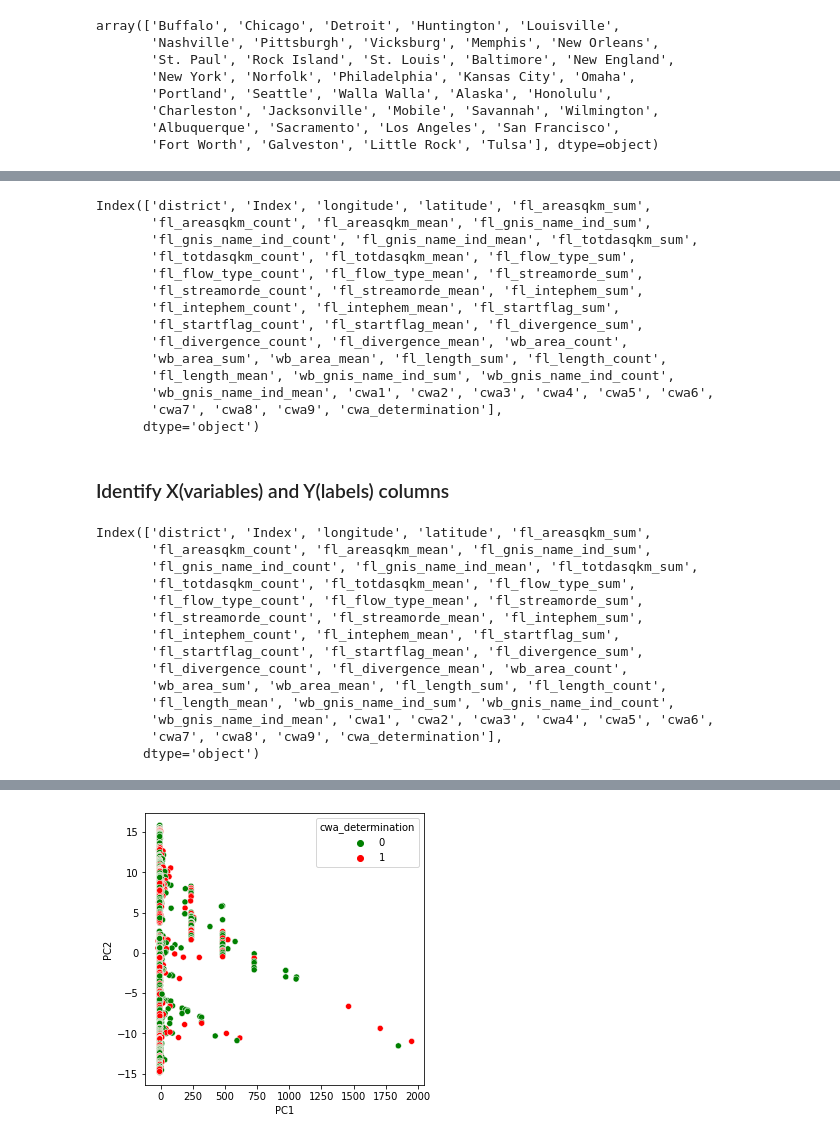
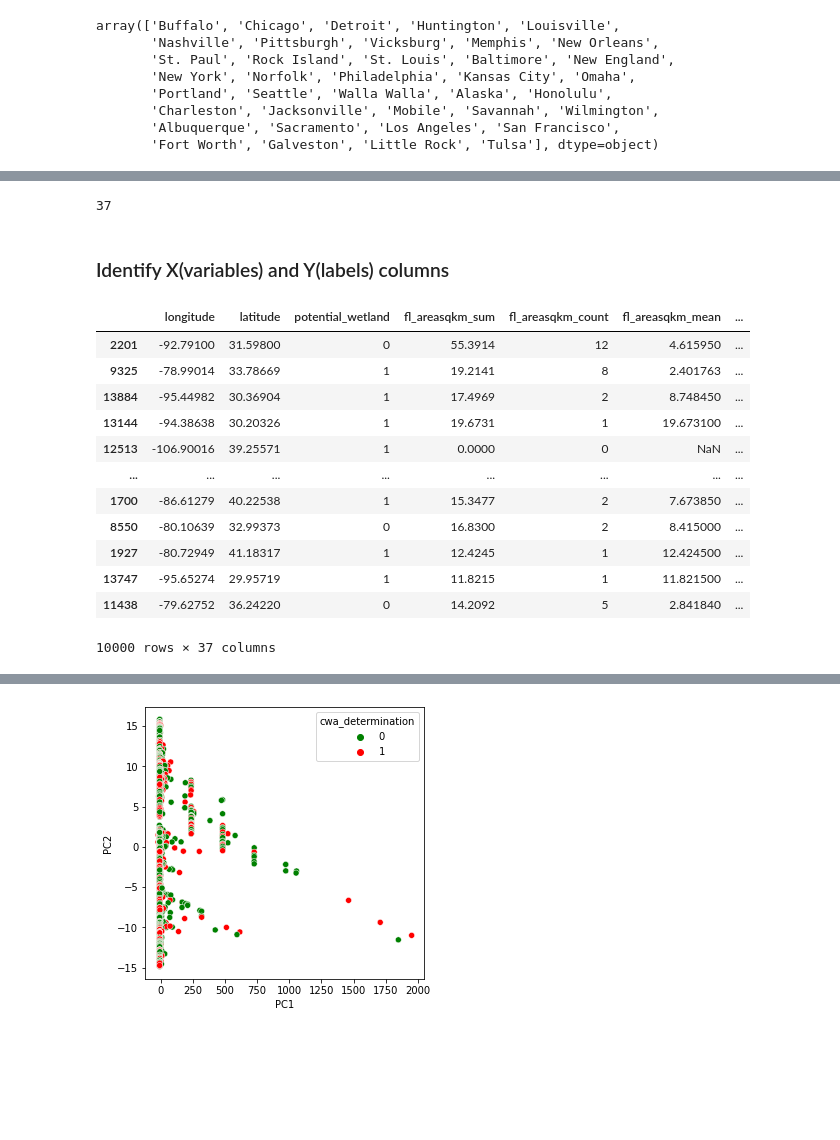
Before and after one commit to jgaustad/pollutemenot-ai, a Jupyter notebook: Madhukar/AWS/2020.03.07_WOTUS_modeling.ipynb, the cells around one changed output, grey strips where cells are left out. Saved outputs shown, nothing was run; the diff lists cells and outputs as text; code cells hidden in the pictures; blank space fills up the shorter version.

Commit message:
corrected nhd data

```diff
--- a/Madhukar/AWS/2020.03.07_WOTUS_modeling.ipynb
+++ b/Madhukar/AWS/2020.03.07_WOTUS_modeling.ipynb
@@ -202,8 +202,10 @@ cat_features
  'wb_gnis_id_list']
 # %%
 df_num_features = pd.DataFrame(num_features)
+df_num_features
 # # features of interest: 2,3,5,8,9,10,11,12,13,14,15,16,17,19 and then 23 to 55
-imp_num_feature_list = [19, 2, 3]  + list(range(23, 56)) + list(range(8, 17)) + [5]
+# imp_num_feature_list = [19, 2, 3]  + list(range(23, 56)) + list(range(8, 17)) + [5]
+imp_num_feature_list = [2, 3, 17]  + list(range(23, 56))
 imp_num_feature = df_num_features.loc[imp_num_feature_list]
 imp_num_feature = list(imp_num_feature.values.flatten())
 imp_num_feature
@@ -238,6 +240,6 @@ imp_cat_feature
 # %%
 df1 = df[imp_cat_feature]
 df2 = df[imp_num_feature]
-df = pd.concat([df1, df2], axis=1)
-df
+df_X_combined_ordered = pd.concat([df2, df1], axis=1)
+df_X_combined_ordered.columns
 # %% [output]
@@ -370,67 +370,51 @@ random.seed(1)
 train_records = random.sample(range(0, 14500), 10000)
 test_records = list(set(range(0, 14500)) - set(train_records))
 
-df_train_new = df.copy().iloc[train_records,]
-df_test_new = df.copy().iloc[test_records,]
+df_train_new = df_X_combined_ordered.copy().iloc[train_records,]
+df_test_new = df_X_combined_ordered.copy().iloc[test_records,]
 
 n_rows = len(df_train_new)
 # print(pd.DataFrame(df_train_new.columns))
-len(df_train_new.columns) # 47
+len(df_train_new.columns) # 37
 df_train_new.columns
 # %% [output]
-Index(['district', 'Index', 'longitude', 'latitude', 'fl_areasqkm_sum',
-       'fl_areasqkm_count', 'fl_areasqkm_mean', 'fl_gnis_name_ind_sum',
-       'fl_gnis_name_ind_count', 'fl_gnis_name_ind_mean', 'fl_totdasqkm_sum',
-       'fl_totdasqkm_count', 'fl_totdasqkm_mean', 'fl_flow_type_sum',
-       'fl_flow_type_count', 'fl_flow_type_mean', 'fl_streamorde_sum',
-       'fl_streamorde_count', 'fl_streamorde_mean', 'fl_intephem_sum',
-       'fl_intephem_count', 'fl_intephem_mean', 'fl_startflag_sum',
-       'fl_startflag_count', 'fl_startflag_mean', 'fl_divergence_sum',
-       'fl_divergence_count', 'fl_divergence_mean', 'wb_area_count',
-       'wb_area_sum', 'wb_area_mean', 'fl_length_sum', 'fl_length_count',
-       'fl_length_mean', 'wb_gnis_name_ind_sum', 'wb_gnis_name_ind_count',
-       'wb_gnis_name_ind_mean', 'cwa1', 'cwa2', 'cwa3', 'cwa4', 'cwa5', 'cwa6',
-       'cwa7', 'cwa8', 'cwa9', 'cwa_determination'],
-      dtype='object')
+37
 # %% [markdown]
 ### Identify X(variables) and Y(labels) columns
 # %%
 # df_train_new = df.copy().sample(frac=0.8, replace=False, random_state=1) # create copy
 # df_test_new = df_test.copy()
 
 # # sns.distplot(df_train_new.GrLivArea, kde=False, bins=200)
 # # plt.xlabel("Gr Liv Area")
 # # plt.ylabel("Count")
 
 # df_train_new = df_train_new[df_train.GrLivArea < 4000] # remove 4 outliers >4000
 # n_rows = len(df_train_new)
 
 df_train_X = df_train_new.iloc[:,:37] # columns 0-37 are X data, discard rest of them
-df_train_X = df_train_X.drop(["Index"], axis=1)
-df_train_Y = df_train_new.iloc[:,46] # label data, discard cwa_n determinations
+# df_train_X.columns
+# df_train_Y = df_train_new.iloc[:,46] # label data, discard cwa_n determinations
+df_train_Y = pd.DataFrame(df.cwa_determination).iloc[train_records,]
+df_train_X
 
-df_test_X = df_test_new.iloc[:,0:37]
-df_test_X = df_test_X.drop(["Index"], axis=1)
-df_test_Y = df_test_new.iloc[:,46]
+# df_test_X = df_test_new.iloc[:,0:37]
+# df_test_X = df_test_X.drop(["Index"], axis=1)
+# df_test_Y = df_test_new.iloc[:,46]
 
-df_X_combined = pd.concat([df_train_X, df_test_X]) # combines df_X plus df_X_test
-train_dev_labels = df_train_Y[:n_rows]
+# df_X_combined = pd.concat([df_train_X, df_test_X]) # combines df_X plus df_X_test
+# train_dev_labels = df_train_Y[:n_rows]
+# %% [output]
+|  | longitude | latitude | potential_wetland | fl_areasqkm_sum | fl_areasqkm_count | fl_areasqkm_mean | ... |
+| 2201 | -92.79100 | 31.59800 | 0 | 55.3914 | 12 | 4.615950 | ... |
+| 9325 | -78.99014 | 33.78669 | 1 | 19.2141 | 8 | 2.401763 | ... |
+| 13884 | -95.44982 | 30.36904 | 1 | 17.4969 | 2 | 8.748450 | ... |
+| 13144 | -94.38638 | 30.20326 | 1 | 19.6731 | 1 | 19.673100 | ... |
+| 12513 | -106.90016 | 39.25571 | 1 | 0.0000 | 0 | NaN | ... |
+| ... | ... | ... | ... | ... | ... | ... | ... |
+| 1700 | -86.61279 | 40.22538 | 1 | 15.3477 | 2 | 7.673850 | ... |
+| 8550 | -80.10639 | 32.99373 | 0 | 16.8300 | 2 | 8.415000 | ... |
+| 1927 | -80.72949 | 41.18317 | 1 | 12.4245 | 1 | 12.424500 | ... |
+| 13747 | -95.65274 | 29.95719 | 1 | 11.8215 | 1 | 11.821500 | ... |
+| 11438 | -79.62752 | 36.24220 | 0 | 14.2092 | 5 | 2.841840 | ... |
+10000 rows × 37 columns
-# %%
-# df_X_combined_ordered = df
-df.shape #47
-df.columns
-# %% [output]
-Index(['district', 'Index', 'longitude', 'latitude', 'fl_areasqkm_sum',
-       'fl_areasqkm_count', 'fl_areasqkm_mean', 'fl_gnis_name_ind_sum',
-       'fl_gnis_name_ind_count', 'fl_gnis_name_ind_mean', 'fl_totdasqkm_sum',
-       'fl_totdasqkm_count', 'fl_totdasqkm_mean', 'fl_flow_type_sum',
-       'fl_flow_type_count', 'fl_flow_type_mean', 'fl_streamorde_sum',
-       'fl_streamorde_count', 'fl_streamorde_mean', 'fl_intephem_sum',
-       'fl_intephem_count', 'fl_intephem_mean', 'fl_startflag_sum',
-       'fl_startflag_count', 'fl_startflag_mean', 'fl_divergence_sum',
-       'fl_divergence_count', 'fl_divergence_mean', 'wb_area_count',
-       'wb_area_sum', 'wb_area_mean', 'fl_length_sum', 'fl_length_count',
-       'fl_length_mean', 'wb_gnis_name_ind_sum', 'wb_gnis_name_ind_count',
-       'wb_gnis_name_ind_mean', 'cwa1', 'cwa2', 'cwa3', 'cwa4', 'cwa5', 'cwa6',
-       'cwa7', 'cwa8', 'cwa9', 'cwa_determination'],
-      dtype='object')
```
Also changed, not shown: parts of 13 cells of this notebook, 5 other files.
